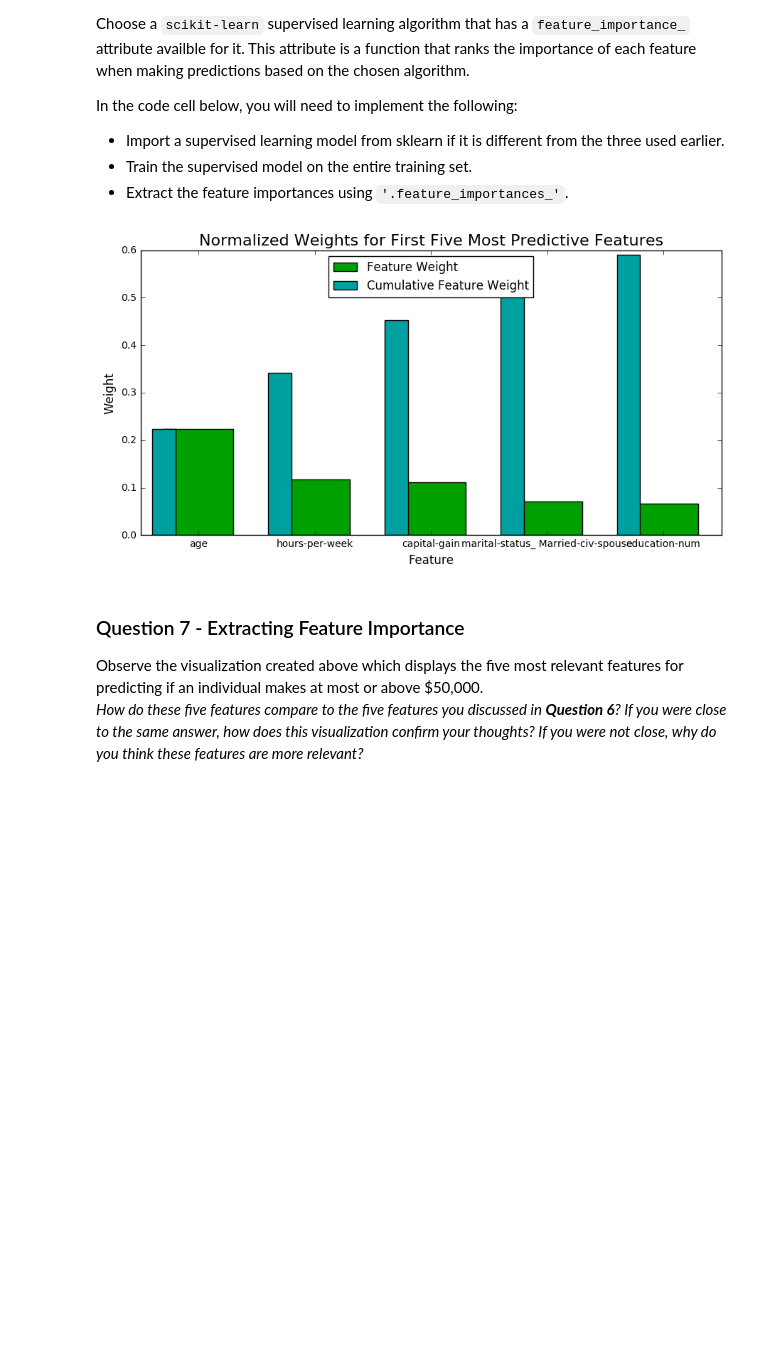
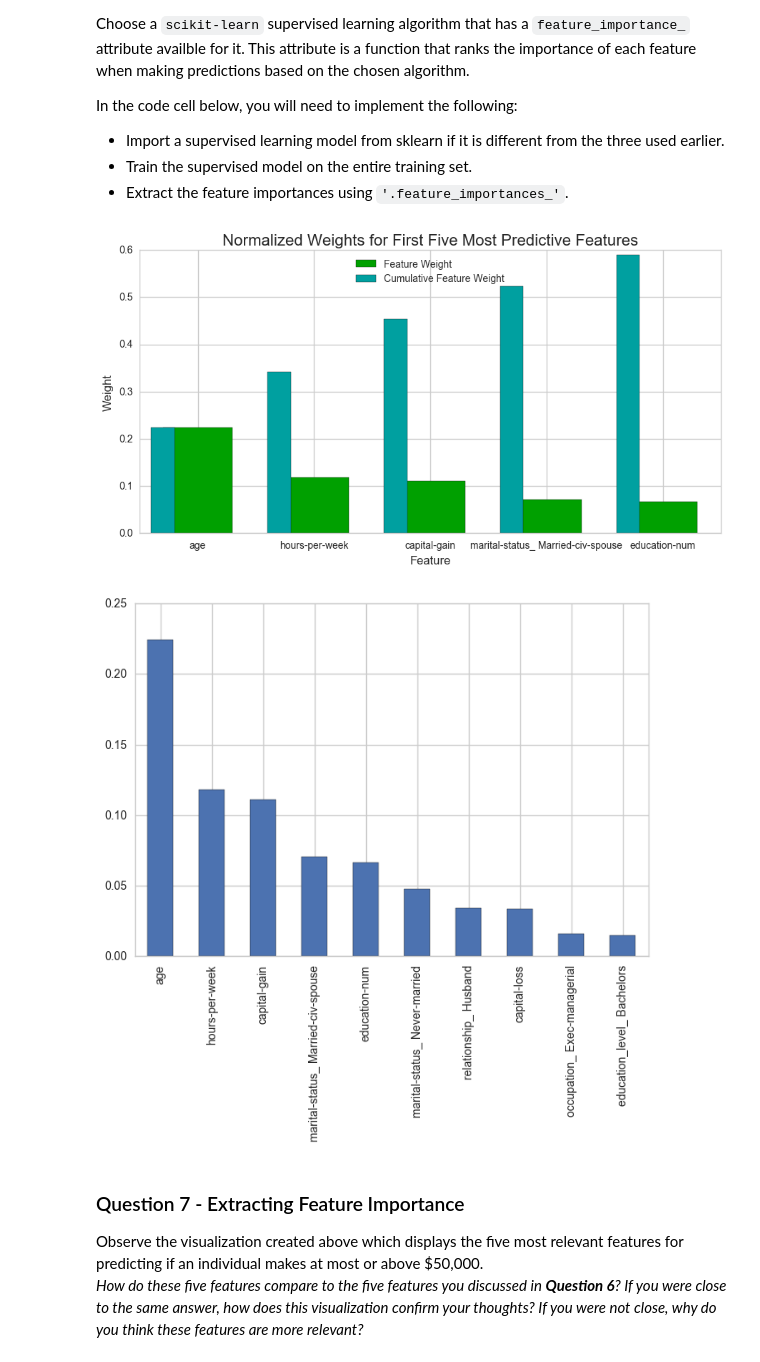
Before and after one commit to cgkaczenski/Finding_Donors-Supervised-Learning, a Jupyter notebook: finding_donors.ipynb, the cells around one changed output. Saved outputs shown, nothing was run; the diff lists cells and outputs as text; code cells hidden in the pictures; blank space fills up the shorter version.

Commit message:
feat: More data exploration plots
- empasize data exploration
- add interesting links to project readme

```diff
--- a/finding_donors.ipynb
+++ b/finding_donors.ipynb
@@ -71,3 +70,8 @@ Total number of records: 45222
 Individuals making more than $50,000: 11208
 Individuals making at most $50,000: 34014
 Percentage of individuals making more than $50,000: 24.78%
+# %%
+import seaborn as sns
+
+sns.set(style="whitegrid", color_codes=True)
+sns.factorplot("sex", col="marital-status", data=data, hue='income', kind="count", col_wrap=3)
@@ -467,17 +514,24 @@ In the code cell below, you will need to implement the following:
  - Train the supervised model on the entire training set.
  - Extract the feature importances using `'.feature_importances_'`.
 # %%
+from sklearn.ensemble import RandomForestClassifier
 
-# TODO: Train the supervised model on the training set
+# Train the supervised model on the training set
 model = RandomForestClassifier(random_state=1100).fit(X_train, y_train)
 
-# TODO: Extract the feature importances
+# Extract the feature importances
 importances = model.feature_importances_
 
 # Plot
 vs.feature_plot(importances, X_train, y_train)
+
+# look at top "n" feature importances
+n = 10
+fi = model.feature_importances_
+pd.Series(fi, index=X_train.columns).sort_values(ascending=False)[:n].plot(kind='bar');
 # %% [output]
-[figure, old version]
+[figure, new version]
+[figure, added]
 # %% [markdown]
 ### Question 7 - Extracting Feature Importance
 
```
Also changed, not shown: parts of 11 cells of this notebook, 1 other file.
